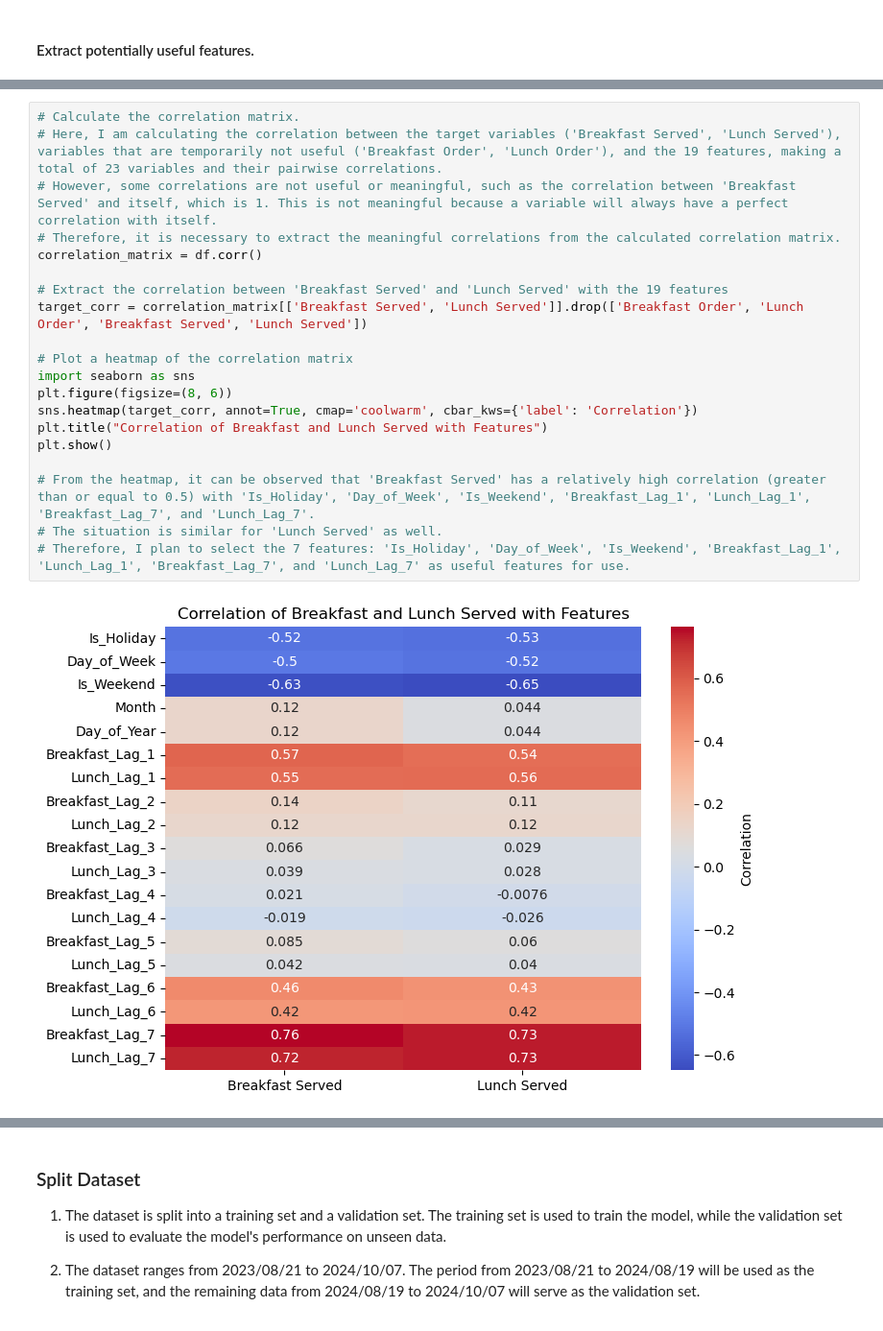
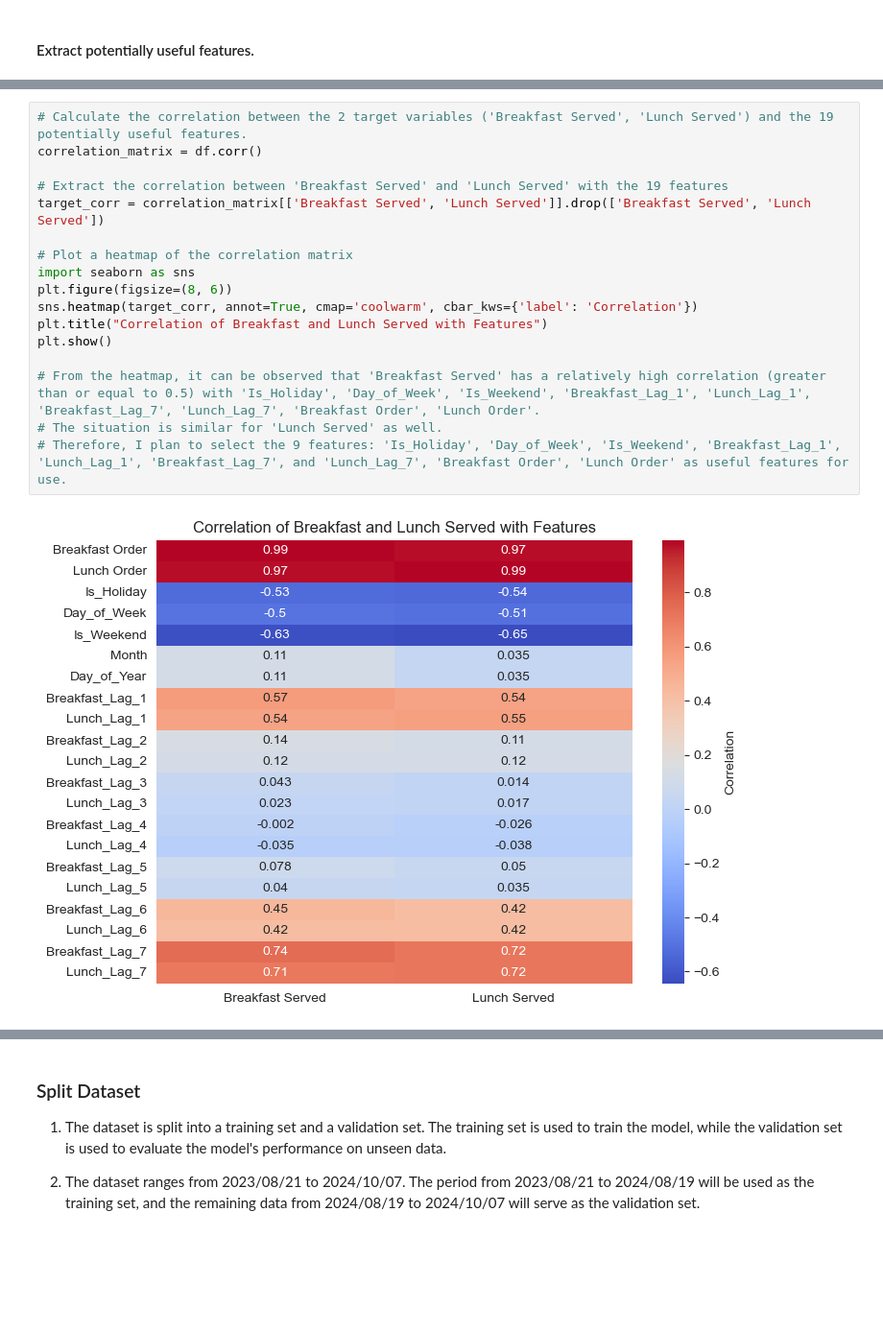
Before and after one commit to yaoyao55/MLDS_Project, a Jupyter notebook: served_meal_pred.ipynb, the cells around one changed output, grey strips where cells are left out. Shown at 96% size. Saved outputs shown, nothing was run; the diff lists cells and outputs as text; blank space fills up the shorter version.

```diff
--- a/served_meal_pred.ipynb
+++ b/served_meal_pred.ipynb
@@ -231,25 +188,22 @@ df
 # %%
-# Calculate the correlation matrix.
-# Here, I am calculating the correlation between the target variables ('Breakfast Served', 'Lunch Served'), variables that are temporarily not useful ('Breakfast Order', 'Lunch Order'), and the 19 features, making a total of 23 variables and their pairwise correlations.
-# However, some correlations are not useful or meaningful, such as the correlation between 'Breakfast Served' and itself, which is 1. This is not meaningful because a variable will always have a perfect correlation with itself.
-# Therefore, it is necessary to extract the meaningful correlations from the calculated correlation matrix.
+# Calculate the correlation between the 2 target variables ('Breakfast Served', 'Lunch Served') and the 19 potentially useful features.
 correlation_matrix = df.corr()
 
 # Extract the correlation between 'Breakfast Served' and 'Lunch Served' with the 19 features
-target_corr = correlation_matrix[['Breakfast Served', 'Lunch Served']].drop(['Breakfast Order', 'Lunch Order', 'Breakfast Served', 'Lunch Served'])
+target_corr = correlation_matrix[['Breakfast Served', 'Lunch Served']].drop(['Breakfast Served', 'Lunch Served'])
 
 # Plot a heatmap of the correlation matrix
 import seaborn as sns
 plt.figure(figsize=(8, 6))
 sns.heatmap(target_corr, annot=True, cmap='coolwarm', cbar_kws={'label': 'Correlation'})
 plt.title("Correlation of Breakfast and Lunch Served with Features")
 plt.show()
 
-# From the heatmap, it can be observed that 'Breakfast Served' has a relatively high correlation (greater than or equal to 0.5) with 'Is_Holiday', 'Day_of_Week', 'Is_Weekend', 'Breakfast_Lag_1', 'Lunch_Lag_1', 'Breakfast_Lag_7', and 'Lunch_Lag_7'.
+# From the heatmap, it can be observed that 'Breakfast Served' has a relatively high correlation (greater than or equal to 0.5) with 'Is_Holiday', 'Day_of_Week', 'Is_Weekend', 'Breakfast_Lag_1', 'Lunch_Lag_1', 'Breakfast_Lag_7', 'Lunch_Lag_7', 'Breakfast Order', 'Lunch Order'.
 # The situation is similar for 'Lunch Served' as well.
-# Therefore, I plan to select the 7 features: 'Is_Holiday', 'Day_of_Week', 'Is_Weekend', 'Breakfast_Lag_1', 'Lunch_Lag_1', 'Breakfast_Lag_7', and 'Lunch_Lag_7' as useful features for use.
+# Therefore, I plan to select the 9 features: 'Is_Holiday', 'Day_of_Week', 'Is_Weekend', 'Breakfast_Lag_1', 'Lunch_Lag_1', 'Breakfast_Lag_7', and 'Lunch_Lag_7', 'Breakfast Order', 'Lunch Order' as useful features for use.
 # %% [output]
-[figure, old version]
+[figure, new version]
 # %%
 # Filter out the features that have an absolute correlation of 0.5 or greater with the target variables
 selected_features = target_corr[(target_corr.abs() >= 0.5).any(axis=1)]
```
Also changed, not shown: parts of 36 cells of this notebook, 2 other files.
